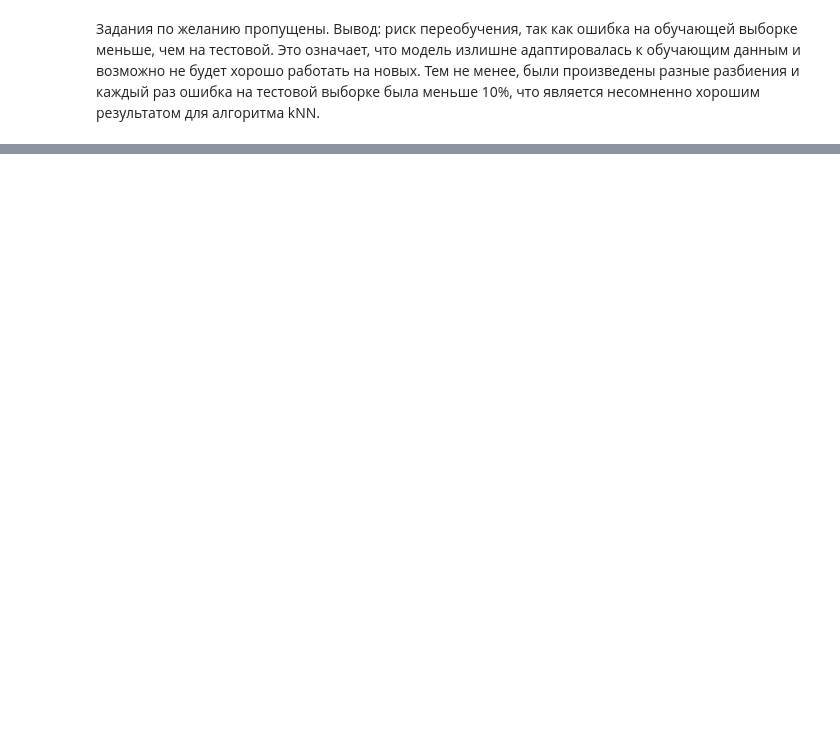
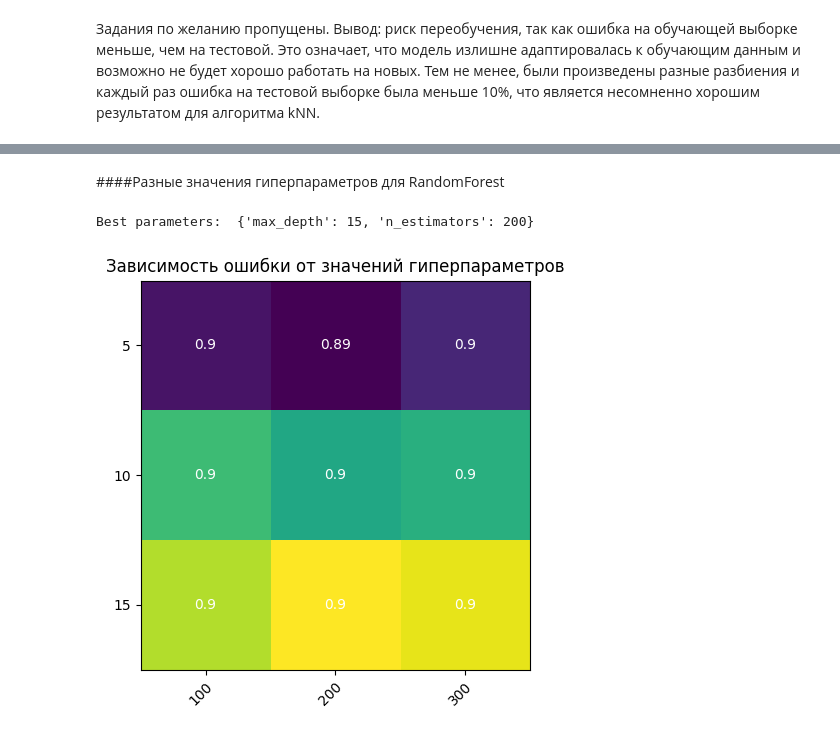
Before and after one commit to 4udoman/ML2023_practice, a Jupyter notebook: Work1.ipynb, the cells around one changed output, grey strips where cells are left out. Saved outputs shown, nothing was run; the diff lists cells and outputs as text; code cells hidden in the pictures; blank space fills up the shorter version.

```diff
--- a/Work1.ipynb
+++ b/Work1.ipynb
@@ -295,0 +379,44 @@ print(f"Среднеквадратичная ошибка на тестовой
+# %% [markdown]
+####Разные значения гиперпараметров для RandomForest
+# %%
+from sklearn.model_selection import GridSearchCV
+
+param_grid = {
+    'n_estimators': [100, 200, 300],
+    'max_depth': [5, 10, 15]
+}
+
+rfc = RandomForestClassifier()
+grid_search = GridSearchCV(estimator = rfc, param_grid = param_grid, cv = 5)
+grid_search.fit(X_train, y_train.values.ravel())
+
+print("Best parameters: ", grid_search.best_params_)
+# %% [output]
+Best parameters:  {'max_depth': 15, 'n_estimators': 200}
+# %%
+n_estimators = [100, 200, 300]
+max_depth = [5, 10, 15]
+
+scores = grid_search.cv_results_['mean_test_score']
+scores = np.array(scores).reshape(len(max_depth), len(n_estimators))
+
+fig, ax = plt.subplots()
+im = ax.imshow(scores)
+
+ax.set_xticks(np.arange(len(n_estimators)))
+ax.set_yticks(np.arange(len(max_depth)))
+ax.set_xticklabels(n_estimators)
+ax.set_yticklabels(max_depth)
+
+plt.setp(ax.get_xticklabels(), rotation=45, ha="right", rotation_mode="anchor")
+
+for i in range(len(max_depth)):
+    for j in range(len(n_estimators)):
+        text = ax.text(j, i, round(scores[i, j], 2),
+                       ha="center", va="center", color="w")
+
+ax.set_title("Зависимость ошибки от значений гиперпараметров")
+fig.tight_layout()
+plt.show()
+# %% [output]
+[figure, added]
```
Also changed, not shown: parts of 14 cells of this notebook.
